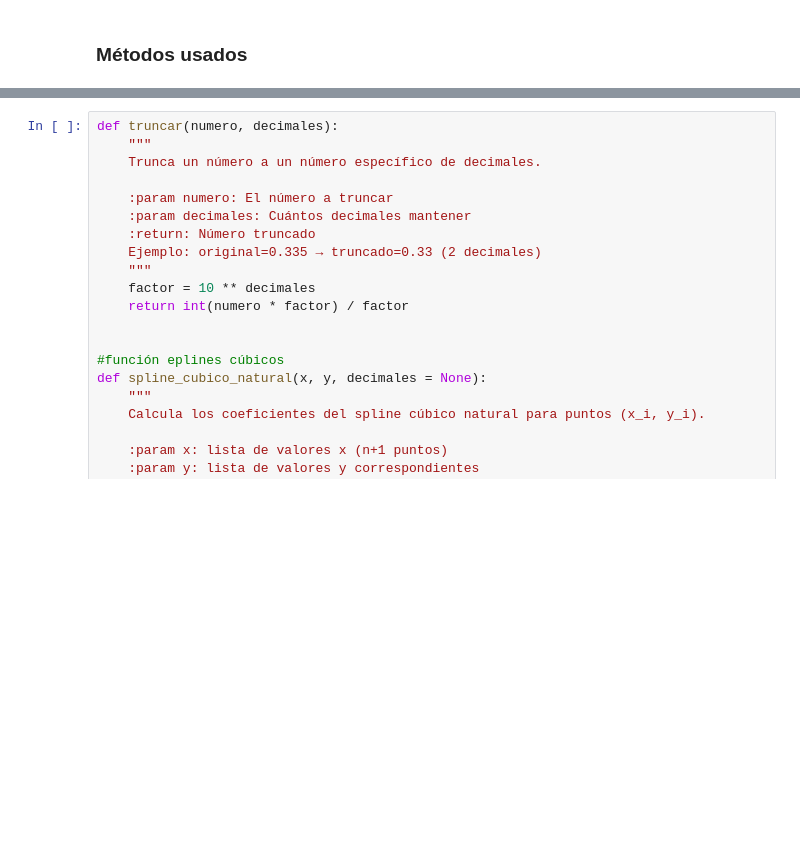
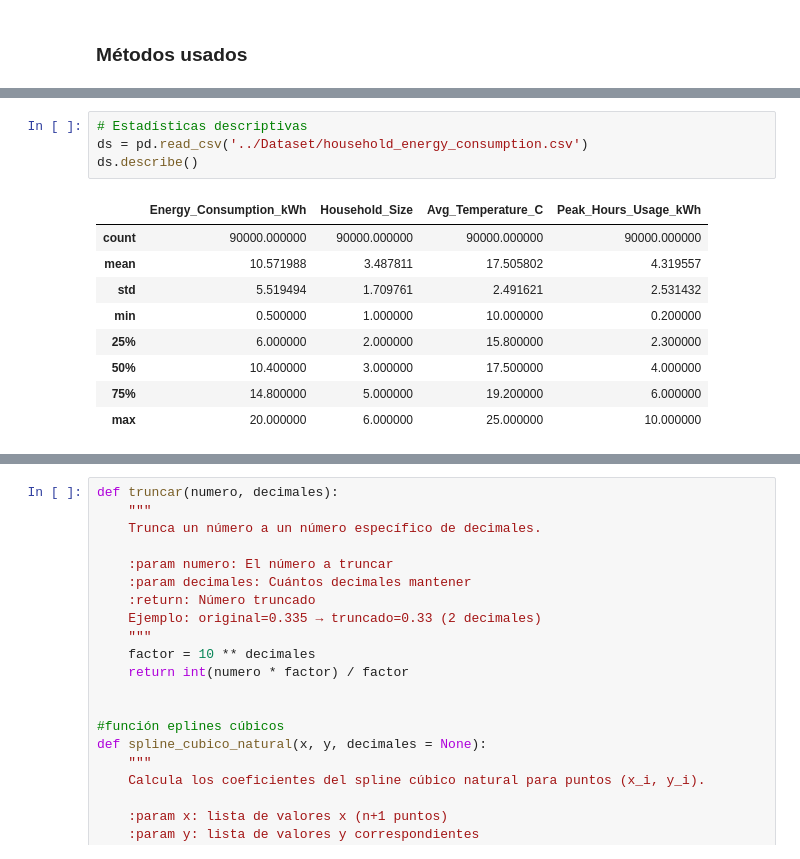
Before and after one commit to Miguelx28/M-todos-Num-ricos-2025-b, a Jupyter notebook: Codigo/Notebook.ipynb, the cells around one changed output, grey strips where cells are left out. Drawn from its saved outputs; the diff is of its cells as text; blank space fills up the shorter version.

```diff
--- a/Codigo/Notebook.ipynb
+++ b/Codigo/Notebook.ipynb
@@ -2,0 +37,14 @@
+# %%
+# Estadísticas descriptivas
+ds = pd.read_csv('../Dataset/household_energy_consumption.csv')
+ds.describe()
+# %% [output]
+|  | Energy_Consumption_kWh | Household_Size | Avg_Temperature_C | Peak_Hours_Usage_kWh |
+| count | 90000.000000 | 90000.000000 | 90000.000000 | 90000.000000 |
+| mean | 10.571988 | 3.487811 | 17.505802 | 4.319557 |
+| std | 5.519494 | 1.709761 | 2.491621 | 2.531432 |
+| min | 0.500000 | 1.000000 | 10.000000 | 0.200000 |
+| 25% | 6.000000 | 2.000000 | 15.800000 | 2.300000 |
+| 50% | 10.400000 | 3.000000 | 17.500000 | 4.000000 |
+| 75% | 14.800000 | 5.000000 | 19.200000 | 6.000000 |
+| max | 20.000000 | 6.000000 | 25.000000 | 10.000000 |
```
Also changed, not shown: parts of 5 cells of this notebook.
